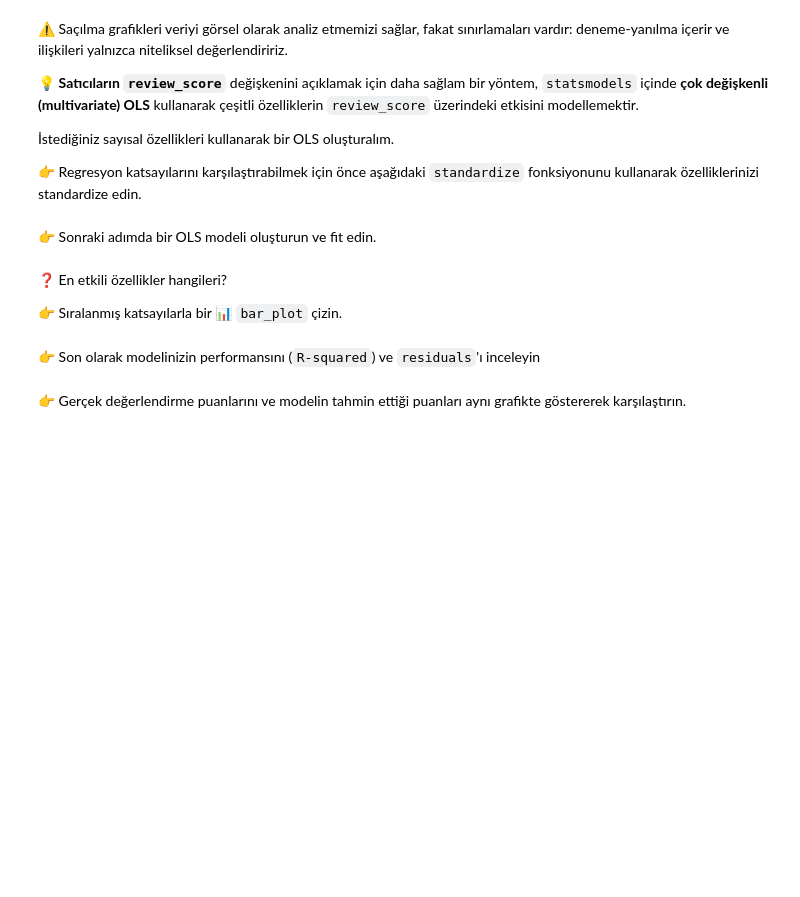
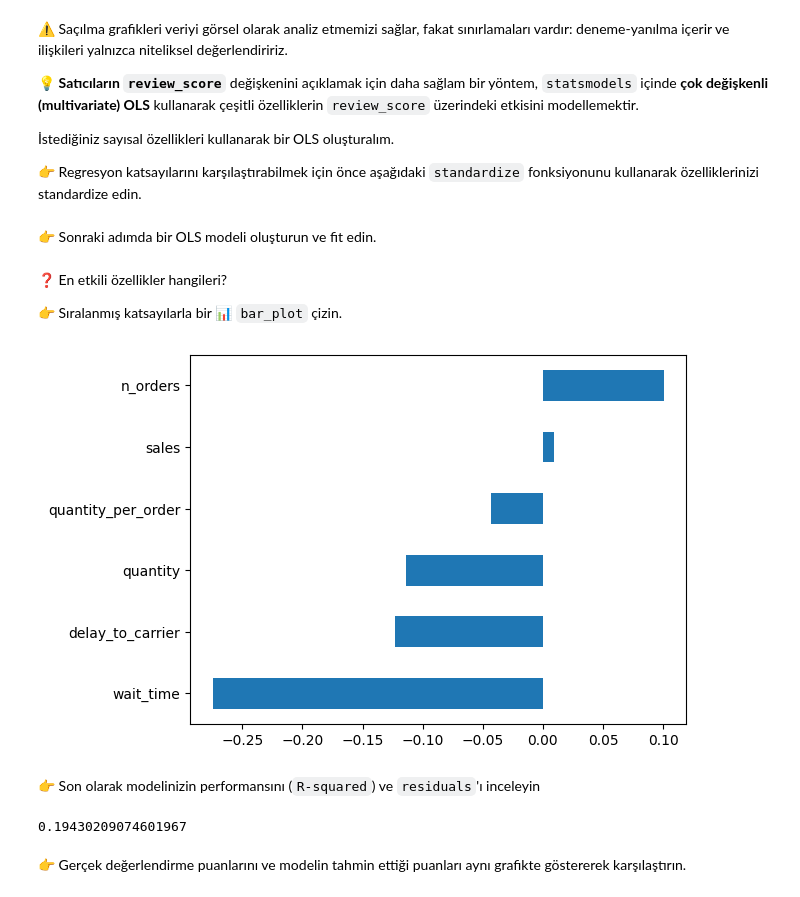
Before and after one commit to tmy-datamesa/data-sellers, a Jupyter notebook: sellers.ipynb, the cells around one changed output. Drawn from its saved outputs; the diff is of its cells as text; code cells hidden in the pictures; blank space fills up the shorter version.

```diff
--- a/sellers.ipynb
+++ b/sellers.ipynb
@@ -131,0 +219,5 @@ fig.show()
+# %%
+from olist.seller import Seller
+
+sellers = Seller().get_training_data()
+sellers.columns
@@ -169,3 +299,6 @@ def standardize(df, features):
+# %%
+features = ['delay_to_carrier', 'wait_time', 'n_orders', 'quantity', 'quantity_per_order', 'sales']
+sellers_standardized = standardize(sellers, features)
 # %% [markdown]
 👉 Sonraki adımda bir OLS modeli oluşturun ve fit edin.
 # %%
@@ -179,2 +310,6 @@ model = smf.ols(formula=f"review_score ~ {'+ '.join(features)}", data=sellers_st
+# %%
+model.params[1:].sort_values().plot(kind='barh');
+# %% [output]
+[figure, added]
 # %% [markdown]
 👉 Son olarak modelinizin performansını (`R-squared`) ve `residuals`'ı inceleyin
@@ -183,2 +316,6 @@ model = smf.ols(formula=f"review_score ~ {'+ '.join(features)}", data=sellers_st
+# %%
+model.rsquared
+# %% [output]
+0.19430209074601967
 # %% [markdown]
 👉 Gerçek değerlendirme puanlarını ve modelin tahmin ettiği puanları aynı grafikte göstererek karşılaştırın.
```
Also changed, not shown: parts of 24 cells of this notebook, 1 other file.
